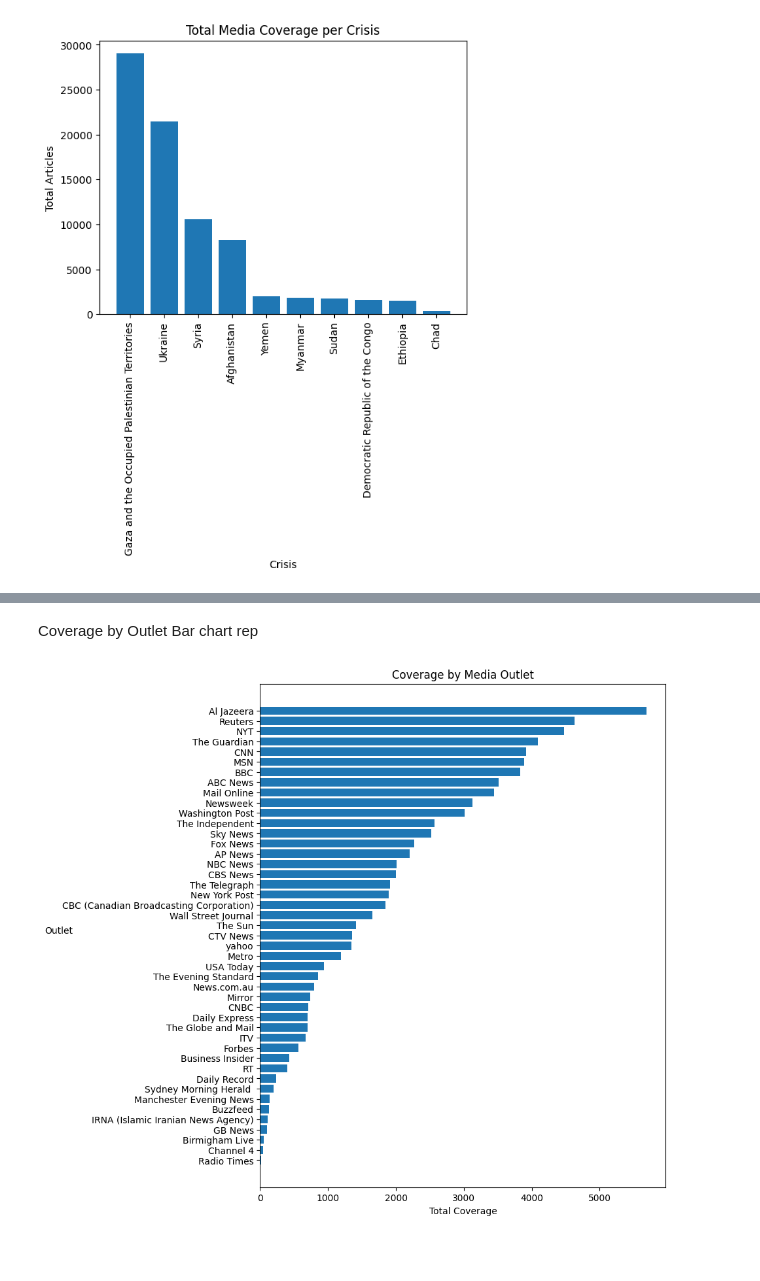
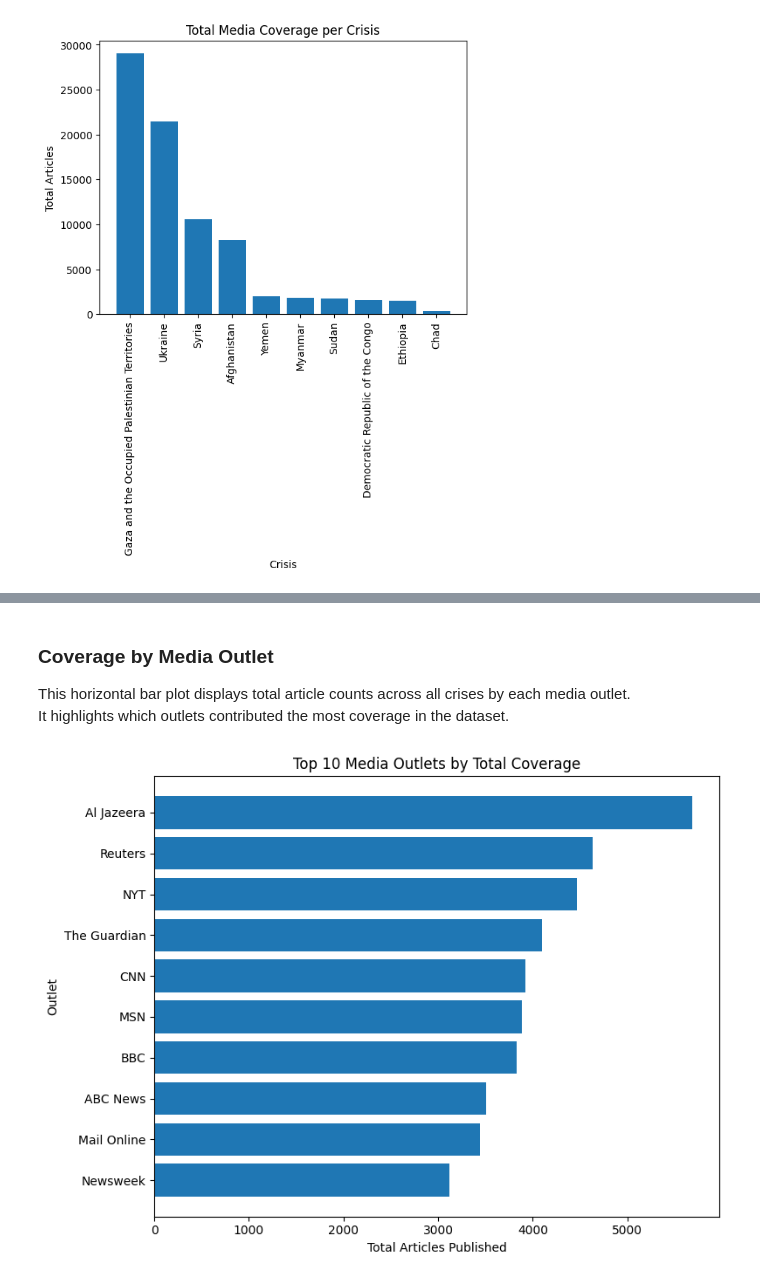
Before and after one commit to ashrithanarne/IDS_Project, a Jupyter notebook: notebooks/milestone1_analysis.ipynb, the cells around one changed output, grey strips where cells are left out. Saved outputs shown, nothing was run; the diff lists cells and outputs as text; code cells hidden in the pictures; blank space fills up the shorter version.

```diff
--- a/notebooks/milestone1_analysis.ipynb
+++ b/notebooks/milestone1_analysis.ipynb
@@ -10,7 +10,7 @@ loading the 6 datasets which includes the crisis and the corresponding total cov
 # %%
 csv_dir = "../data/raw/"
 
-crisis_df = pd.read_csv(os.path.join(csv_dir, "chart1_overall_coverage_bar.csv"))
+crises_df = pd.read_csv(os.path.join(csv_dir, "chart1_overall_coverage_bar.csv"))
 monthly_df = pd.read_csv(os.path.join(csv_dir, "chart3_monthly_coverage.csv"))
 outlet_df = pd.read_csv(os.path.join(csv_dir, "chart4_crisis_coverage_per_outlet_chart.csv"))
 framing_df = pd.read_csv(os.path.join(csv_dir, "framing_per_article.csv"))
@@ -19,5 +274,6 @@ victim_df = pd.read_csv(os.path.join(csv_dir, "victim_causor_per_article.csv"))
 # %% [markdown]
 Assign crisis_id to the data frames
 # %%
-crisis_df = crisis_df.reset_index().rename(columns={"index":"crisis_id"})
-crisis_df["crisis_id"] = crisis_df["crisis_id"] + 1  # Start IDs at 1
+crises_df = crises_df.reset_index().rename(columns={"index":"crisis_id"})
+crises_df["crisis_id"] = crises_df["crisis_id"] + 1  # Start IDs at 1
+crises_df.head()
@@ -25,13 +288,13 @@ crisis_df["crisis_id"] = crisis_df["crisis_id"] + 1  # Start IDs at 1
 Create a mapping: crisis_name -> crisis_id
 # %%
 
-crisis_map = dict(zip(crisis_df["crisis_name"], crisis_df["crisis_id"]))
+crises_map = dict(zip(crises_df["crisis_name"], crises_df["crisis_id"]))
 # %% [markdown]
 Adding crisis_id to child tables
 # %%
-monthly_df["crisis_id"] = monthly_df["crisis_name"].map(crisis_map)
-outlet_df["crisis_id"] = outlet_df["crisis_name"].map(crisis_map)
-framing_df["crisis_id"] = framing_df["crisis_name"].map(crisis_map)
-sentiment_df["crisis_id"] = sentiment_df["crisis_name"].map(crisis_map)
-victim_df["crisis_id"] = victim_df["crisis_name"].map(crisis_map)
+monthly_df["crisis_id"] = monthly_df["crisis_name"].map(crises_map)
+outlet_df["crisis_id"] = outlet_df["crisis_name"].map(crises_map)
+framing_df["crisis_id"] = framing_df["crisis_name"].map(crises_map)
+sentiment_df["crisis_id"] = sentiment_df["crisis_name"].map(crises_map)
+victim_df["crisis_id"] = victim_df["crisis_name"].map(crises_map)
 # %% [markdown]
@@ -187,13 +518,19 @@ plt.show()
 # %% [markdown]
-Coverage by Outlet Bar chart rep
+### Coverage by Media Outlet
+
+This horizontal bar plot displays total article counts across all crises by each media outlet.
+It highlights which outlets contributed the most coverage in the dataset.
 # %%
-outlet_grouped = outlet_df.groupby('matched_outlet')['coverage_count'].sum().sort_values()
+# Aggregate coverage by outlet across all crises
+outlet_grouped = outlet_df.groupby('matched_outlet')['coverage_count'].sum().sort_values(ascending=False).head(10)
 
-plt.figure(figsize=(8, 10))
-plt.barh(outlet_grouped.index, outlet_grouped.values)
-plt.title("Coverage by Media Outlet")
-plt.xlabel("Total Coverage")
-plt.ylabel("Outlet", rotation=0)
+# Plot top 10 outlets
+plt.figure(figsize=(8,6))
+plt.barh(outlet_grouped.index[::-1], outlet_grouped.values[::-1])  # reverse for largest on top
+plt.xlabel("Total Articles Published")
+plt.ylabel("Outlet")
+plt.title("Top 10 Media Outlets by Total Coverage")
+plt.tight_layout()
 plt.show()
 # %% [output]
-[figure, old version]
+[figure, new version]
```
Also changed, not shown: parts of 38 cells of this notebook, 3 other files.
